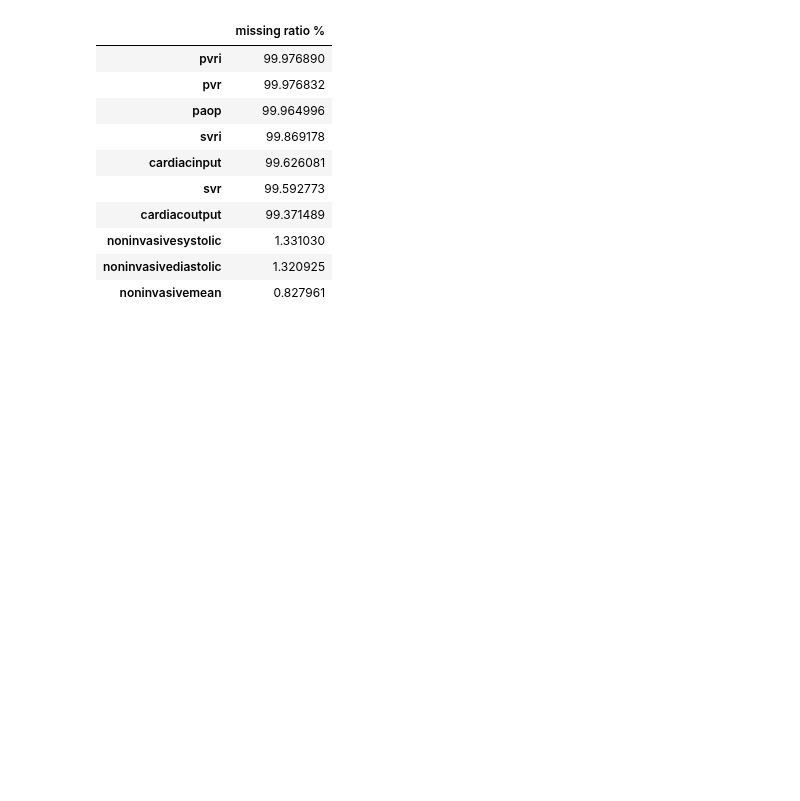
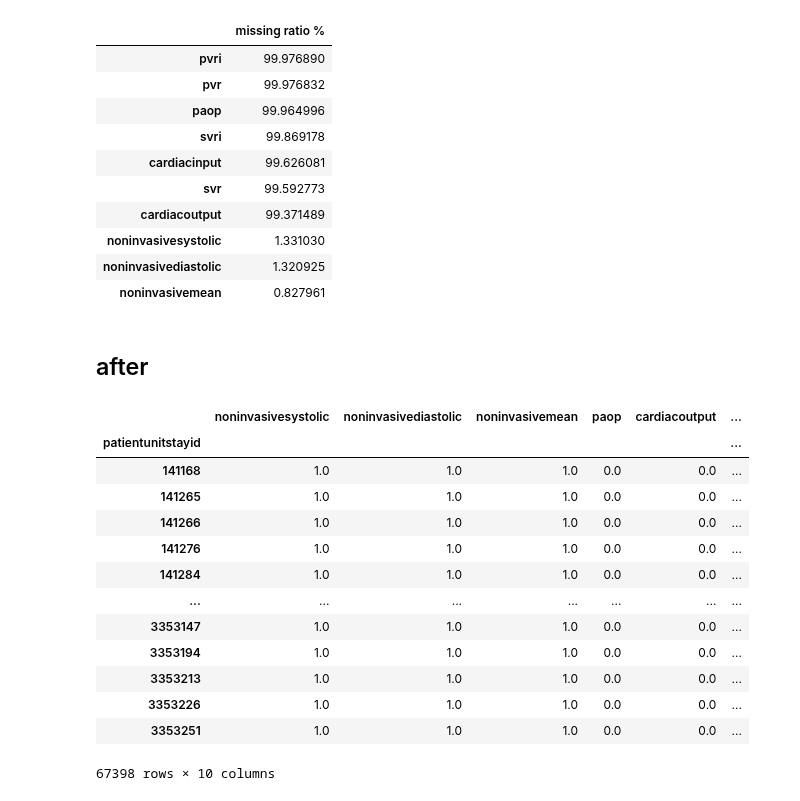
Before and after one commit to joy628/master-project, a Jupyter notebook: data-prepossing-2/vitalAperiodic.ipynb, the cells around one changed output. Cells and saved outputs as stored; diff of their text form; code cells hidden in the pictures; blank space fills up the shorter version.

```diff
--- a/data-prepossing-2/vitalAperiodic.ipynb
+++ b/data-prepossing-2/vitalAperiodic.ipynb
@@ -164,3 +166,5 @@ missing_ratio
 | noninvasivesystolic | 1.331030 |
 | noninvasivediastolic | 1.320925 |
 | noninvasivemean | 0.827961 |
+# %% [markdown]
+## after
@@ -166,0 +176,17 @@ missing_ratio
+# %%
+df_after
+# %% [output]
+|  | noninvasivesystolic | noninvasivediastolic | noninvasivemean | paop | cardiacoutput | ... |
+| patientunitstayid |  |  |  |  |  | ... |
+| 141168 | 1.0 | 1.0 | 1.0 | 0.0 | 0.0 | ... |
+| 141265 | 1.0 | 1.0 | 1.0 | 0.0 | 0.0 | ... |
+| 141266 | 1.0 | 1.0 | 1.0 | 0.0 | 0.0 | ... |
+| 141276 | 1.0 | 1.0 | 1.0 | 0.0 | 0.0 | ... |
+| 141284 | 1.0 | 1.0 | 1.0 | 0.0 | 0.0 | ... |
+| ... | ... | ... | ... | ... | ... | ... |
+| 3353147 | 1.0 | 1.0 | 1.0 | 0.0 | 0.0 | ... |
+| 3353194 | 1.0 | 1.0 | 1.0 | 0.0 | 0.0 | ... |
+| 3353213 | 1.0 | 1.0 | 1.0 | 0.0 | 0.0 | ... |
+| 3353226 | 1.0 | 1.0 | 1.0 | 0.0 | 0.0 | ... |
+| 3353251 | 1.0 | 1.0 | 1.0 | 0.0 | 0.0 | ... |
+67398 rows × 10 columns
```
Also changed, not shown: parts of 6 cells of this notebook, 1 other file.
